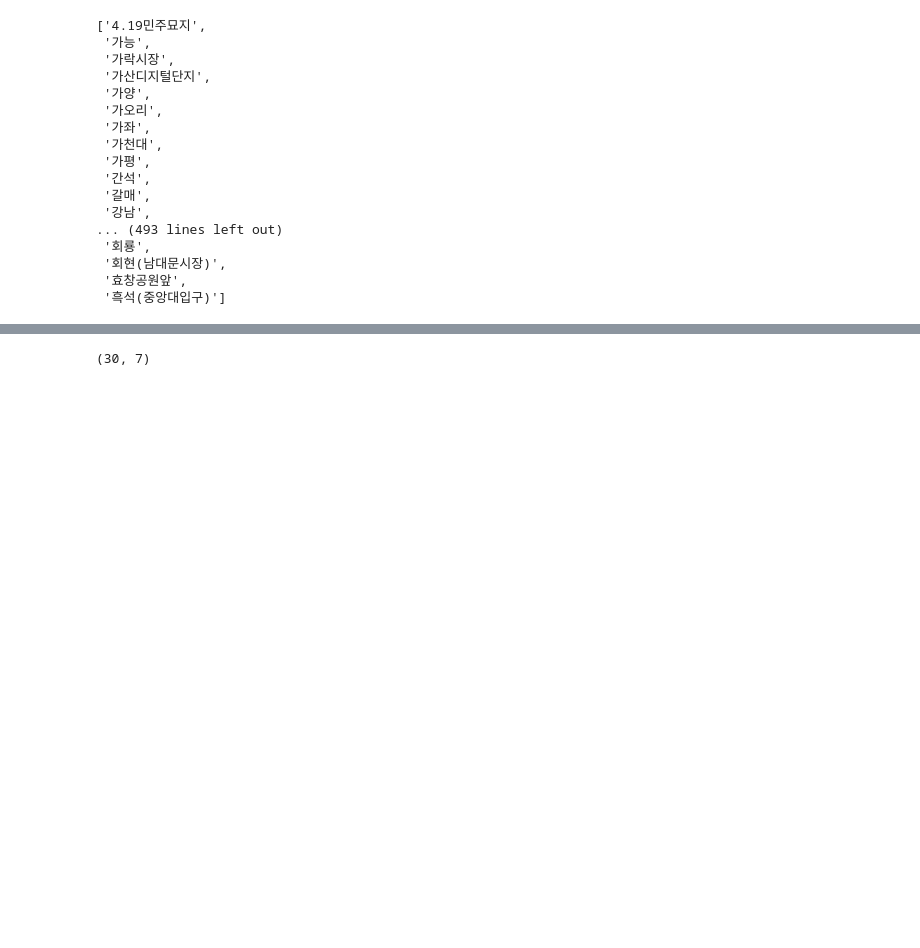
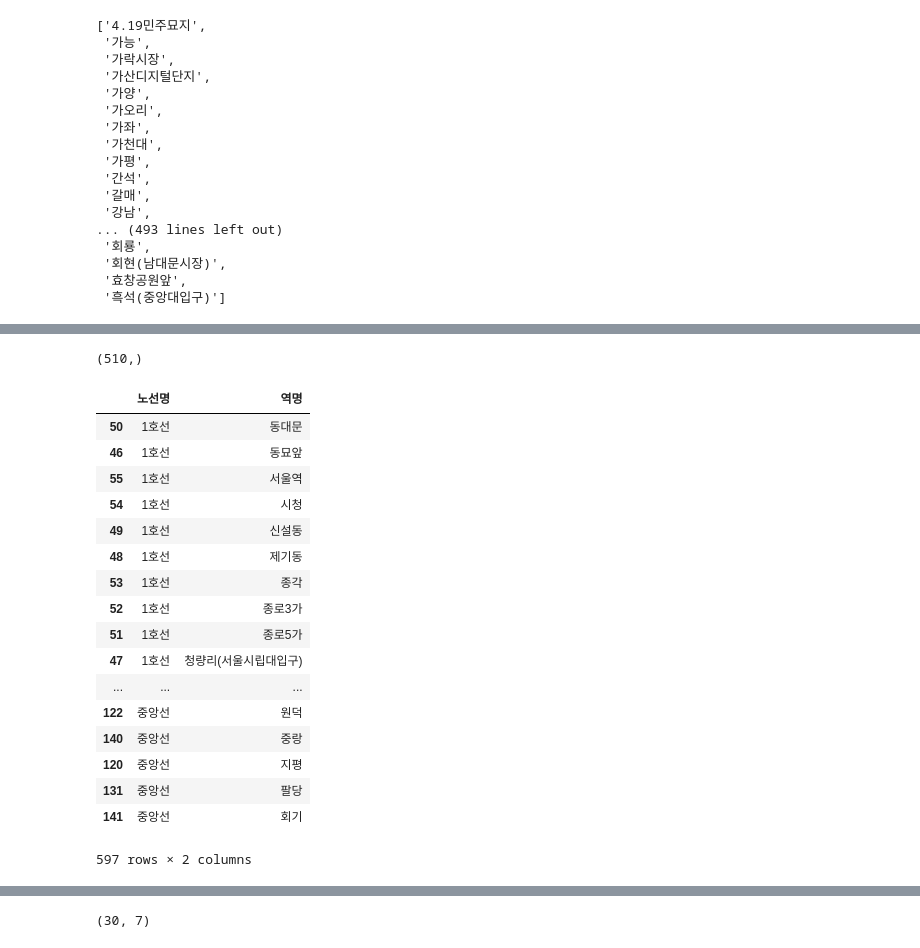
Before and after one commit to gubosd/lecture12, a Jupyter notebook: 데이터분석/04_pandas_01_기초.ipynb, the cells around one changed output, grey strips where cells are left out. Saved outputs shown, nothing was run; the diff lists cells and outputs as text; code cells hidden in the pictures; blank space fills up the shorter version.

```diff
--- a/데이터분석/04_pandas_01_기초.ipynb
+++ b/데이터분석/04_pandas_01_기초.ipynb
@@ -1277,0 +1429,25 @@ Name: 역명, dtype: int64
+# %%
+subway.역명.unique().shape
+# %% [output]
+(510,)
+# %%
+subway[['노선명','역명']].drop_duplicates().sort_values(['노선명','역명'])
+# %% [output]
+|  | 노선명 | 역명 |
+| 50 | 1호선 | 동대문 |
+| 46 | 1호선 | 동묘앞 |
+| 55 | 1호선 | 서울역 |
+| 54 | 1호선 | 시청 |
+| 49 | 1호선 | 신설동 |
+| 48 | 1호선 | 제기동 |
+| 53 | 1호선 | 종각 |
+| 52 | 1호선 | 종로3가 |
+| 51 | 1호선 | 종로5가 |
+| 47 | 1호선 | 청량리(서울시립대입구) |
+| ... | ... | ... |
+| 122 | 중앙선 | 원덕 |
+| 140 | 중앙선 | 중랑 |
+| 120 | 중앙선 | 지평 |
+| 131 | 중앙선 | 팔당 |
+| 141 | 중앙선 | 회기 |
+597 rows × 2 columns
```
Also changed, not shown: parts of 74 cells of this notebook.
